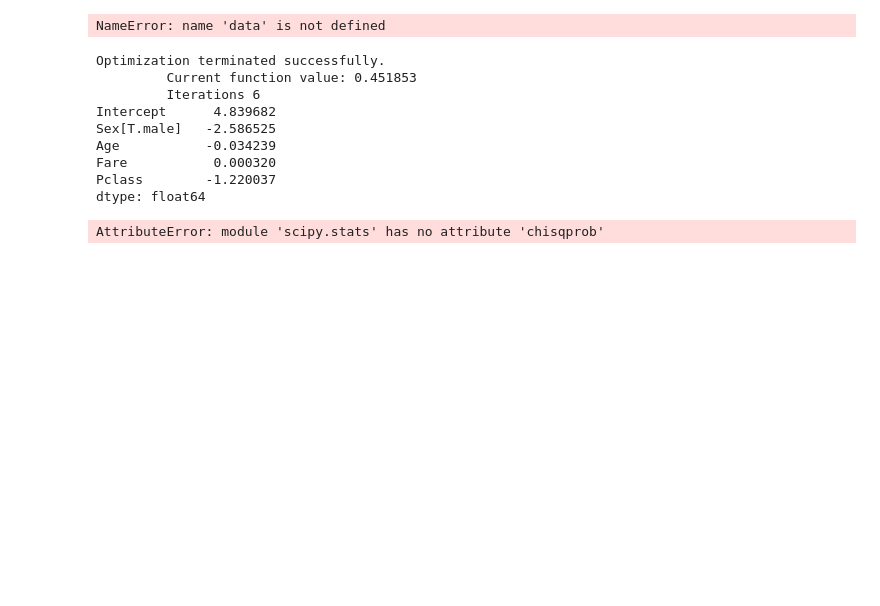
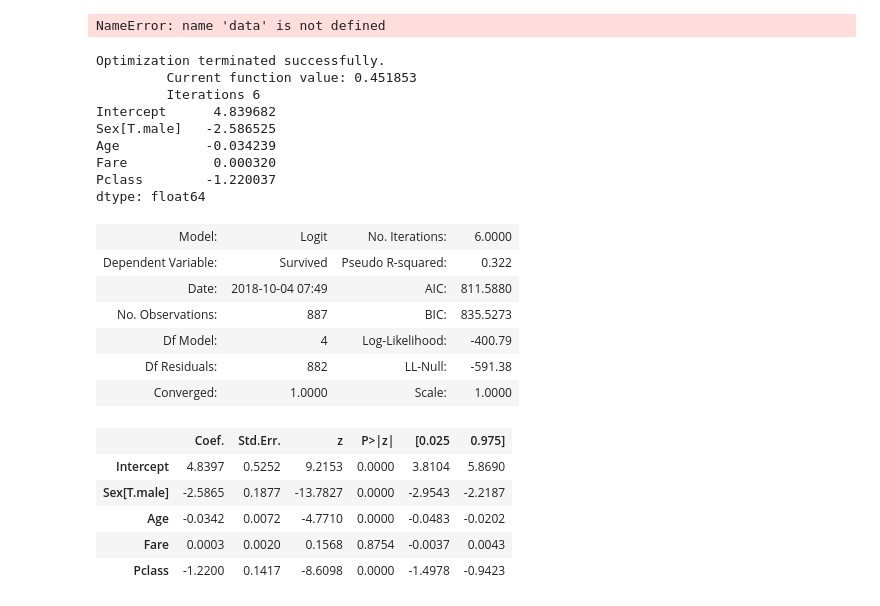
Before and after one commit to fhernanb/Python-para-estadistica, a Jupyter notebook: 05 Machine Learning/02 Clasificación con Regresión Logística.ipynb, the cells around one changed output. Drawn from its saved outputs; the diff is of its cells as text; code cells hidden in the pictures; blank space fills up the shorter version.

```diff
--- a/05 Machine Learning/02 Clasificación con Regresión Logística.ipynb
+++ b/05 Machine Learning/02 Clasificación con Regresión Logística.ipynb
@@ -190,7 +190,19 @@ Age           -0.034239
 Fare           0.000320
 Pclass        -1.220037
 dtype: float64
-# %%
-print(mod3.summary())
-# %% [output]
-AttributeError: module 'scipy.stats' has no attribute 'chisqprob'
+# %%
+mod3.summary2()
+# %% [output]
+| Model: | Logit | No. Iterations: | 6.0000 |
+| Dependent Variable: | Survived | Pseudo R-squared: | 0.322 |
+| Date: | 2018-10-04 07:49 | AIC: | 811.5880 |
+| No. Observations: | 887 | BIC: | 835.5273 |
+| Df Model: | 4 | Log-Likelihood: | -400.79 |
+| Df Residuals: | 882 | LL-Null: | -591.38 |
+| Converged: | 1.0000 | Scale: | 1.0000 |
+|  | Coef. | Std.Err. | z | P>|z| | [0.025 | 0.975] |
+| Intercept | 4.8397 | 0.5252 | 9.2153 | 0.0000 | 3.8104 | 5.8690 |
+| Sex[T.male] | -2.5865 | 0.1877 | -13.7827 | 0.0000 | -2.9543 | -2.2187 |
+| Age | -0.0342 | 0.0072 | -4.7710 | 0.0000 | -0.0483 | -0.0202 |
+| Fare | 0.0003 | 0.0020 | 0.1568 | 0.8754 | -0.0037 | 0.0043 |
+| Pclass | -1.2200 | 0.1417 | -8.6098 | 0.0000 | -1.4978 | -0.9423 |
```
